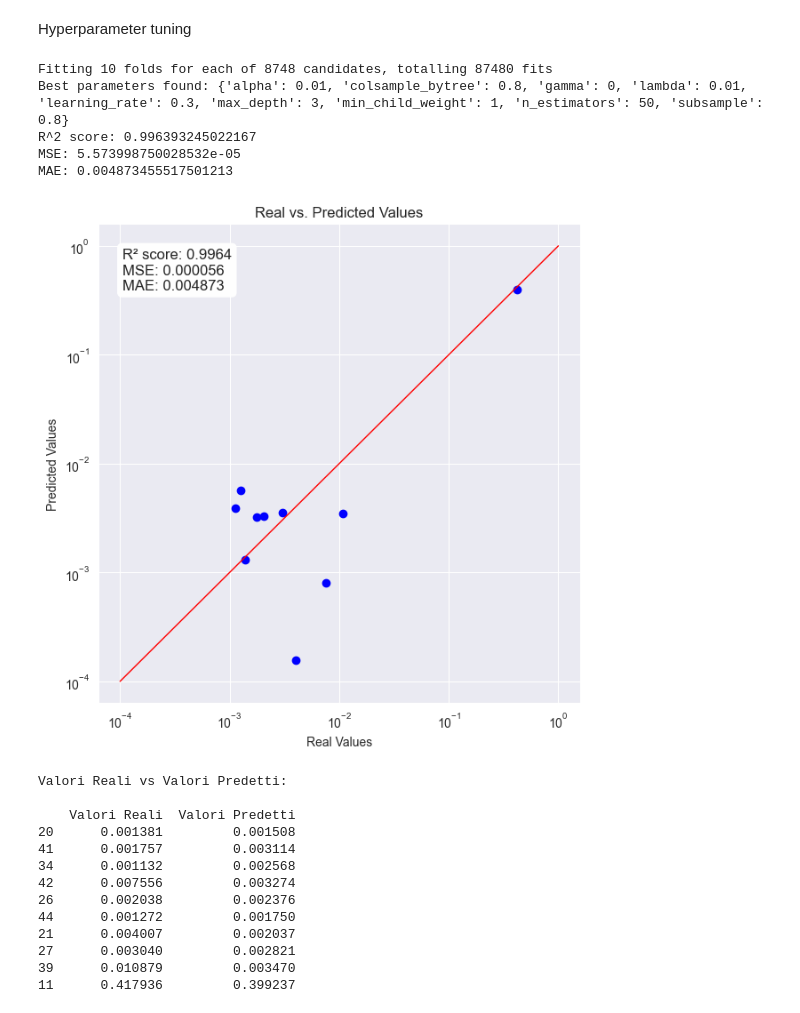
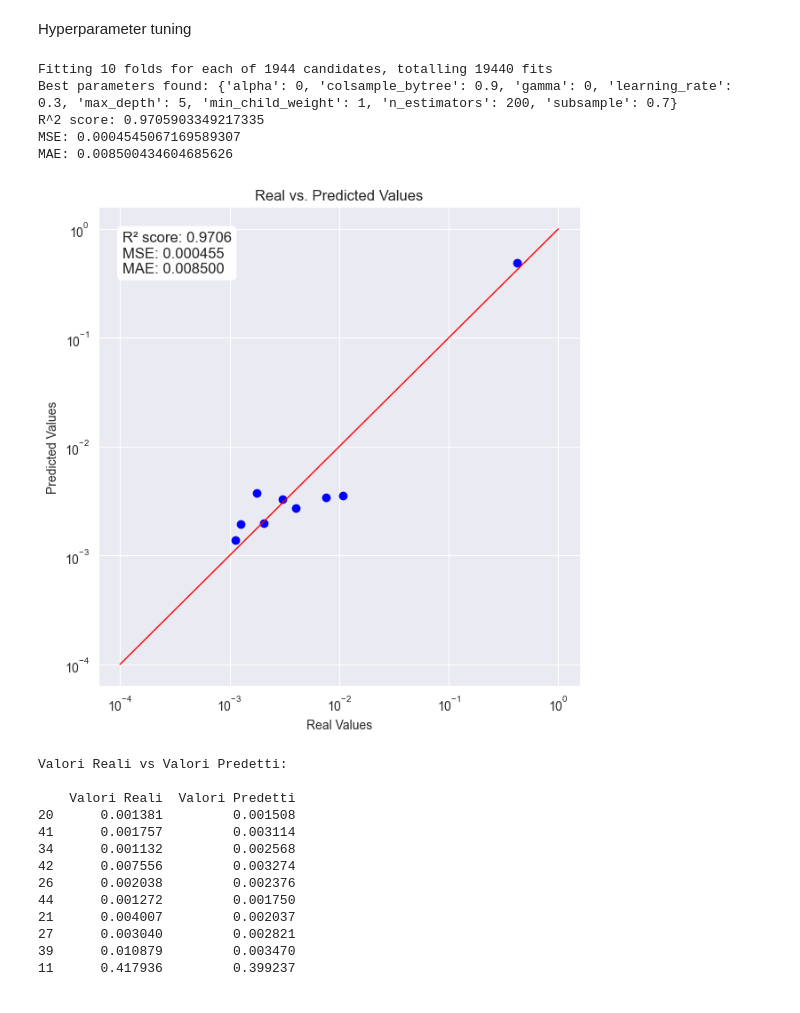
Before and after one commit to LorisMinetti/Permeability_Eval_AI, a Jupyter notebook: poker/Ech/Definitive.ipynb, the cells around one changed output. Cells and saved outputs as stored; diff of their text form; code cells hidden in the pictures.

Commit message:
param_grid Optimal -> good graphs

```diff
--- a/poker/Ech/Definitive.ipynb
+++ b/poker/Ech/Definitive.ipynb
@@ -254,18 +254,31 @@ Hyperparameter tuning
 from sklearn.model_selection import GridSearchCV, LeaveOneOut
 from tqdm import tqdm
 import joblib
+
+# param_grid = {
+#     'n_estimators': [50, 100, 200],
+#     'learning_rate': [0.01, 0.1, 0.3],
+#     'max_depth': [3, 5, 7],
+#     'subsample': [0.7, 0.8, 0.9],
+#     'colsample_bytree': [ 0.7, 0.8, 0.9],
+#     'min_child_weight': [1, 5],
+#     'gamma': [0, 0.1],
+#     'lambda': [0.01, 0.1, 1],
+#     'alpha': [0, 0.01, 0.1]
+# }
+
 
 param_grid = {
     'n_estimators': [50, 100, 200],
     'learning_rate': [0.01, 0.1, 0.3],
     'max_depth': [3, 5, 7],
     'subsample': [0.7, 0.8, 0.9],
-    'colsample_bytree': [ 0.7, 0.8, 0.9],
+    'colsample_bytree': [0.5, 0.7, 0.9],
     'min_child_weight': [1, 5],
     'gamma': [0, 0.1],
-    'lambda': [0.01, 0.1, 1],
-    'alpha': [0, 0.01, 0.1]
+    'alpha': [0, 0.1]
 }
+
 
 X = df_scaled.drop('k_m2', axis=1)
 y = df_scaled['k_m2']
@@ -294,39 +307,39 @@ y_pred = best_model.predict(X_test)
 print(f"Best parameters found: {grid_search.best_params_}")
 print(f"R^2 score: {r2_score(y_test, y_pred)}")
 print(f"MSE: {mean_squared_error(y_test, y_pred)}")
 print(f"MAE: {mean_absolute_error(y_test, y_pred)}")
 
 
 plt.figure(figsize=(7, 7))
 plt.scatter(y_test, y_pred, color='blue')  # Cambia il colore dei punti in blu
 plt.plot([10**-4, 10**0], [10**-4, 10**0], 'r-', lw=1)
 plt.xlabel('Real Values')
 plt.ylabel('Predicted Values')
 plt.title('Real vs. Predicted Values')
 plt.xscale('log', base=10)
 plt.yscale('log', base=10)
 plt.grid(True)  # Disabilita la griglia
 
 
 # Adding a text box with the R² score and random_state
 textstr = f'R² score: {r2_score(y_test, y_pred):.4f}\nMSE: {mean_squared_error(y_test, y_pred):.6f}\nMAE: {mean_absolute_error(y_test, y_pred):.6f}'
 props = dict(boxstyle='round', facecolor='white', alpha=0.99)
 plt.text(0.05, 0.95, textstr, transform=plt.gca().transAxes, fontsize=12,
          verticalalignment='top', bbox=props)
 
 # Salva il grafico come immagine PNG
 plt.savefig(f'{relative_path_png}hyperParam_tuning.png')  # Salva il grafico come immagine PNG
 # Salva il grafico come PDF
 plt.savefig(f'{relative_path_pdf}hyperParam_tuning.pdf', dpi=300)  # Salva il grafico come PDF
 
 plt.show()
 # %% [output]
-Fitting 10 folds for each of 8748 candidates, totalling 87480 fits
-Best parameters found: {'alpha': 0.01, 'colsample_bytree': 0.8, 'gamma': 0, 'lambda': 0.01, 'learning_rate': 0.3, 'max_depth': 3, 'min_child_weight': 1, 'n_estimators': 50, 'subsample': 0.8}
-R^2 score: 0.996393245022167
-MSE: 5.573998750028532e-05
-MAE: 0.004873455517501213
+Fitting 10 folds for each of 1944 candidates, totalling 19440 fits
+Best parameters found: {'alpha': 0, 'colsample_bytree': 0.9, 'gamma': 0, 'learning_rate': 0.3, 'max_depth': 5, 'min_child_weight': 1, 'n_estimators': 200, 'subsample': 0.7}
+R^2 score: 0.9705903349217335
+MSE: 0.0004545067169589307
+MAE: 0.008500434604685626
-[figure, old version]
+[figure, new version]
 # %%
 # Crea un DataFrame con i valori reali e predetti
 results_df = pd.DataFrame({
```
Also changed, not shown: 2 other files.
